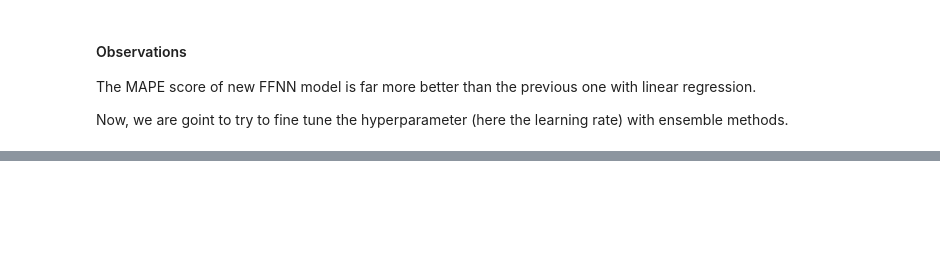
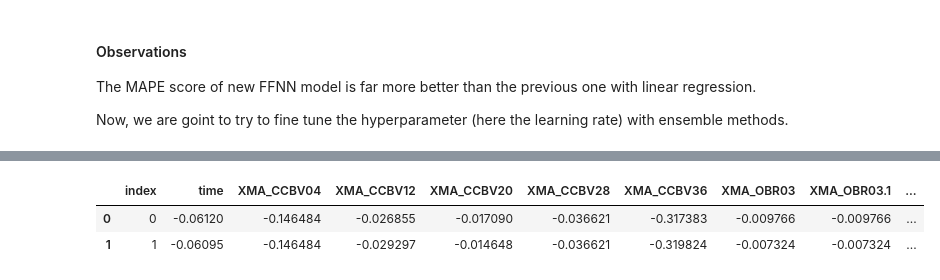
Before and after one commit to LouisBrusset/ITER-data-science-challenges, a Jupyter notebook: notebooks/MAST Plasma Current.ipynb, the cells around one changed output, grey strips where cells are left out. Cells and saved outputs as stored; diff of their text form; code cells hidden in the pictures; blank space fills up the shorter version.

```diff
--- a/notebooks/MAST Plasma Current.ipynb
+++ b/notebooks/MAST Plasma Current.ipynb
@@ -849,0 +868,6 @@ plt.show()
+# %%
+test.head(2)
+# %% [output]
+|  | index | time | XMA_CCBV04 | XMA_CCBV12 | XMA_CCBV20 | XMA_CCBV28 | XMA_CCBV36 | XMA_OBR03 | XMA_OBR03.1 | ... |
+| 0 | 0 | -0.06120 | -0.146484 | -0.026855 | -0.017090 | -0.036621 | -0.317383 | -0.009766 | -0.009766 | ... |
+| 1 | 1 | -0.06095 | -0.146484 | -0.029297 | -0.014648 | -0.036621 | -0.319824 | -0.007324 | -0.007324 | ... |
```
Also changed, not shown: parts of 14 cells of this notebook.
